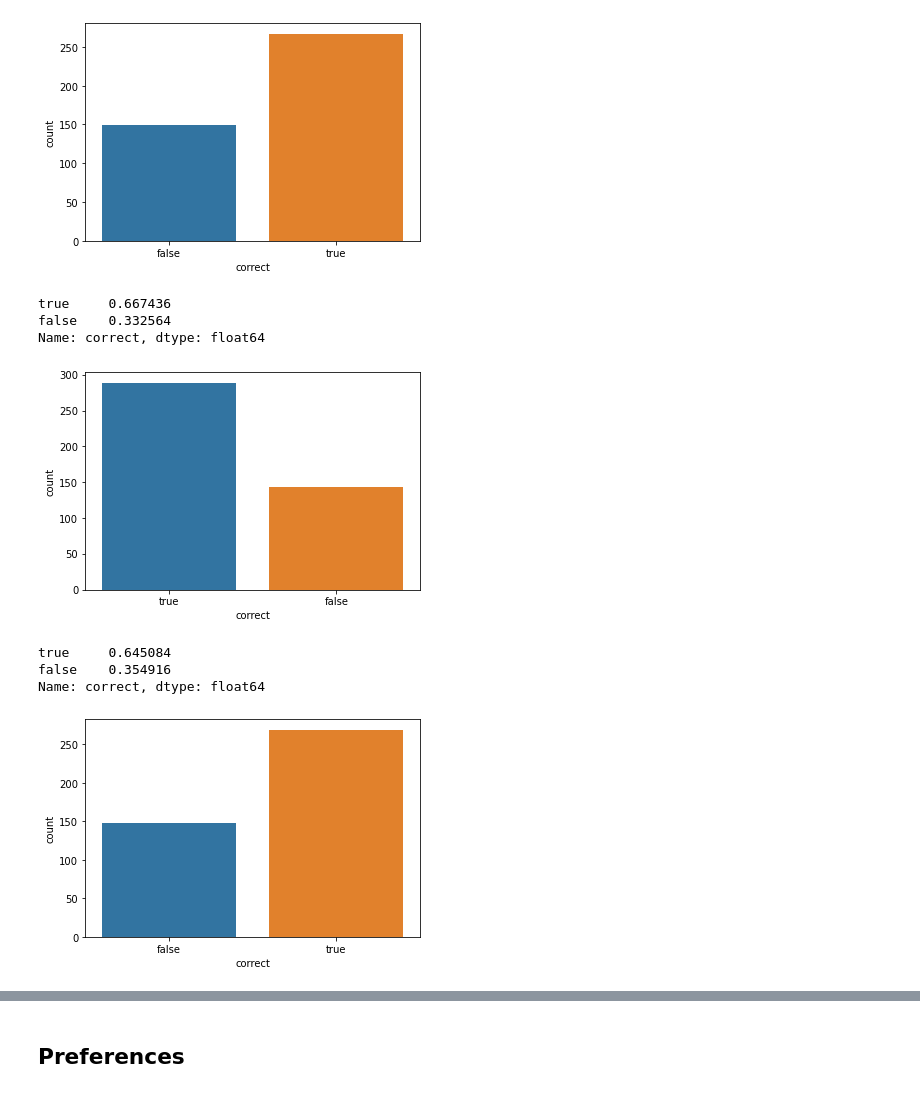
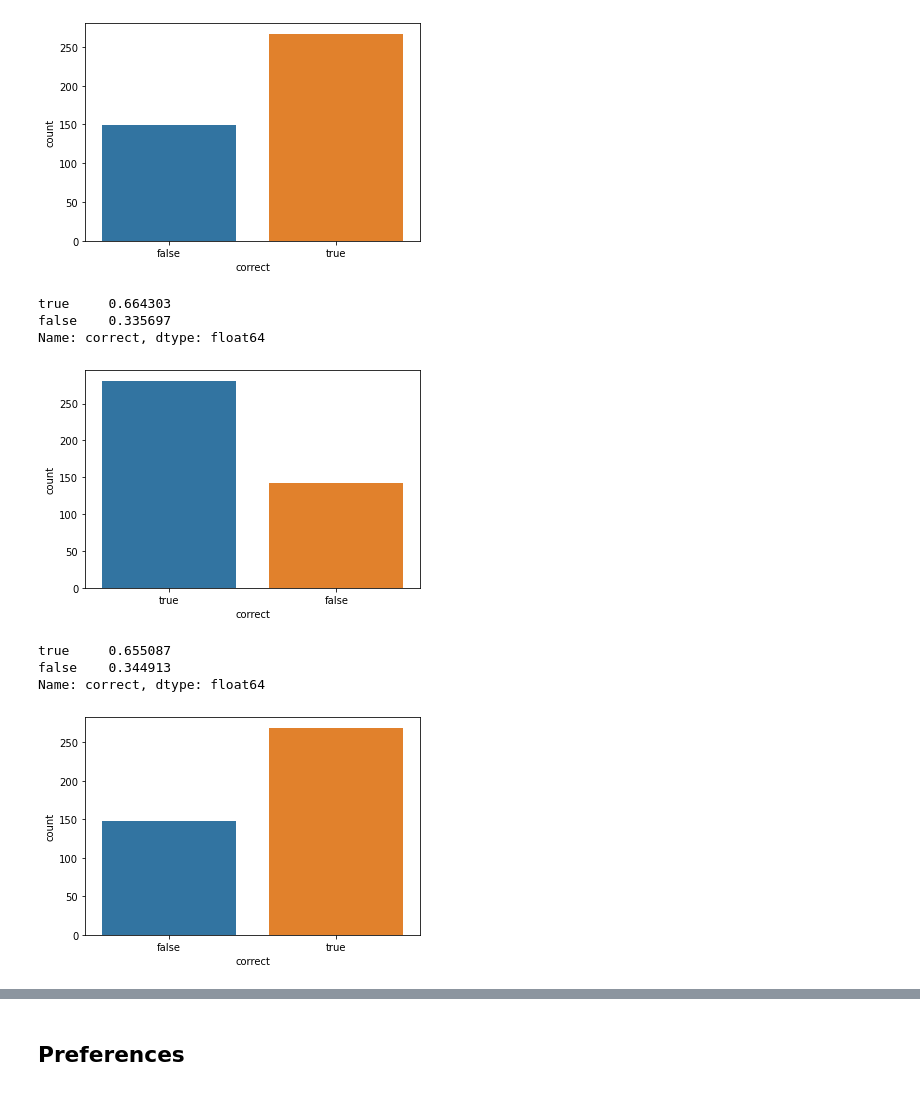
Before and after one commit to velitchko/graph-vis-evaluation-ext, a Jupyter notebook: python/Hypotheses.ipynb, the cells around one changed output, grey strips where cells are left out. Drawn from its saved outputs; the diff is of its cells as text; code cells hidden in the pictures.

```diff
--- a/python/Hypotheses.ipynb
+++ b/python/Hypotheses.ipynb
@@ -57,6 +57,6 @@ original_df['temporal_enc'] = original_df['question'].str.split('_').str[3]
 original_df['correct'] = original_df['correct'].apply(str).str.lower()
 original_df['time'] = original_df['time'].apply(int)
 
-original_df = original_df.drop(['question', 'correct_answer'], axis=1) #'id'
+original_df = original_df.drop(['correct_answer'], axis=1) #'id'
 original_df.head()
 # %% [output]
@@ -1979,24 +2207,24 @@ Name: correct, dtype: float64
 [figure]
 # %%
 # M TL
-count_plot(h6_m_df_tl, 'correct')
+count_plot(h6_m_df_tl_cleansed, 'correct')
 
 # check percentage of correct
-print(h6_m_df_tl['correct'].value_counts()/len(h6_m_df_tl))
+print(h6_m_df_tl_cleansed['correct'].value_counts()/len(h6_m_df_tl_cleansed))
 # %% [output]
-true     0.667436
-false    0.332564
+true     0.664303
+false    0.335697
 Name: correct, dtype: float64
-[figure, old version]
+[figure, new version]
 # %%
 # M AN
 count_plot(h6_m_df_an, 'correct')
 
 # check percentage of correct
-print(h6_m_df_an['correct'].value_counts()/len(h6_m_df_an))
+print(h6_m_si_an.query('temporal_enc=="an"')['correct'].value_counts()/len(h6_m_si_an.query('temporal_enc=="an"')))
 # %% [output]
-true     0.645084
-false    0.354916
+true     0.655087
+false    0.344913
 Name: correct, dtype: float64
 [figure]
 # %%
```
Also changed, not shown: parts of 171 cells of this notebook.
